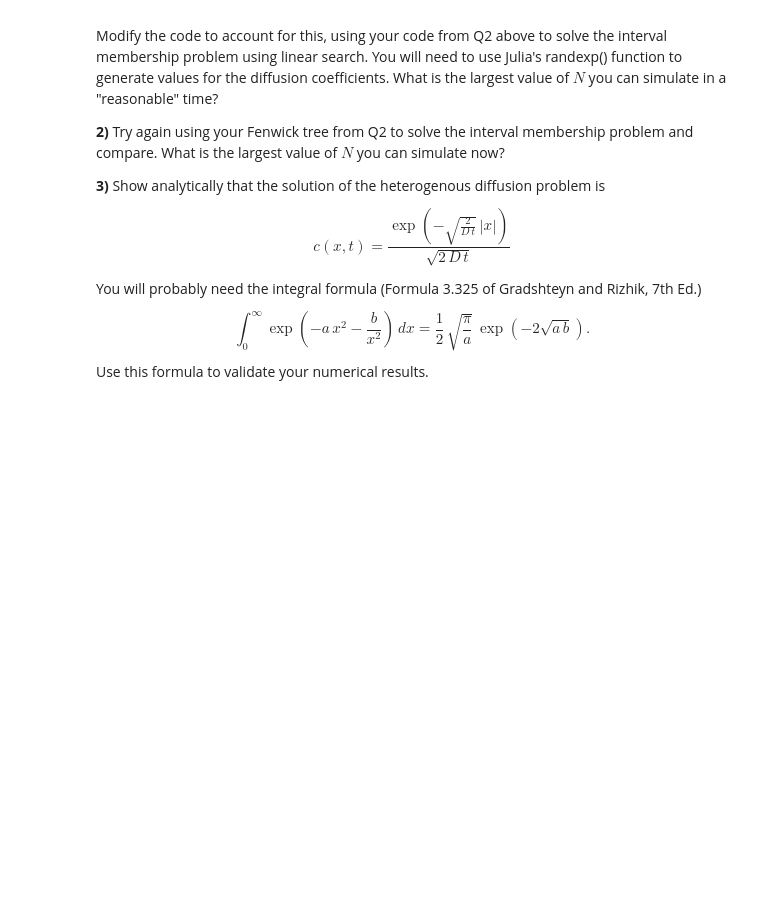
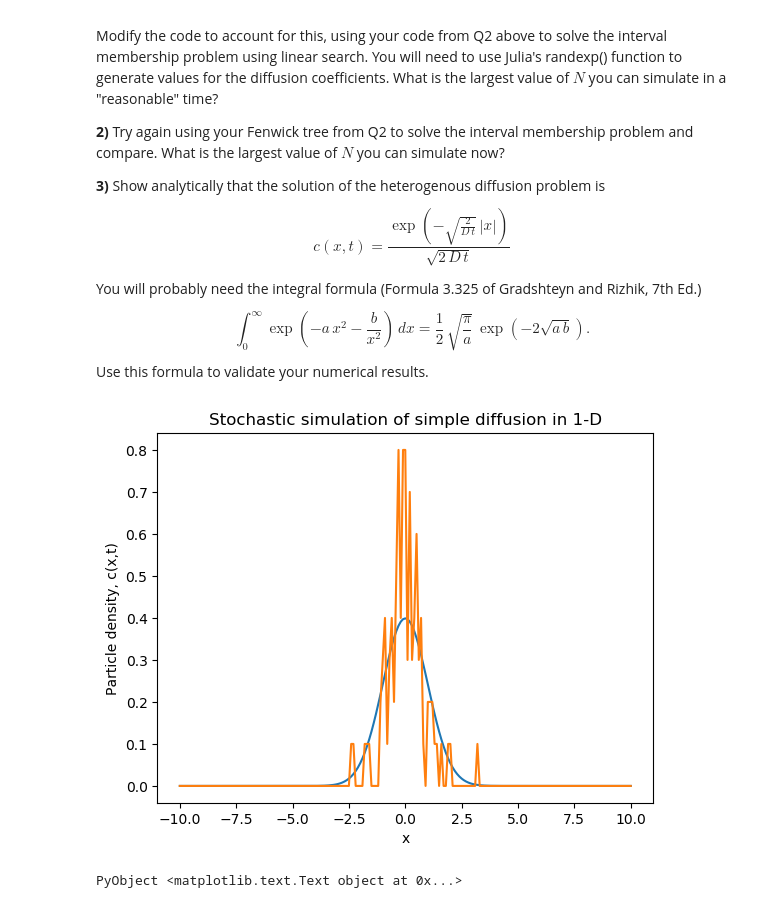
Before and after one commit to alchemist5617/Numerical-Methods, a Jupyter notebook: workbook2.ipynb, the cells around one changed output. Saved outputs shown, nothing was run; the diff lists cells and outputs as text; code cells hidden in the pictures; blank space fills up the shorter version.

```diff
--- a/workbook2.ipynb
+++ b/workbook2.ipynb
@@ -270,3 +396,68 @@ You will probably need the integral formula (Formula 3.325 of Gradshteyn and Riz
 
 $$ \int_0^\infty \exp\left(-a\,x^2 - \frac{b}{x^2} \right)\, dx =  \frac{1}{2}\,\sqrt{\frac{\pi}{a}}\,\exp\left(-2 \sqrt{a\,b} \right).$$
 Use this formula to validate your numerical results.
+# %%
+L=10.0
+N=100
+Nx = 201
+dx = 2.0*L/(Nx-1)
+X = dx.*(-(Nx-1)/2:(Nx-1)/2)
+Y =zeros(Int64,N)
+D = 1
+Dexp = randexp(N)
+Dexp = [Dexp; Dexp]
+t=0.0
+
+
+r = (Dexp./2.0)./(dx*dx)
+totalRate = sum(r)
+dt = 1.0/totalRate
+T=1.0
+
+x = zeros(2*N)
+values = Array{KVPair}(2*N)
+for i=1:2*N
+    for j=1:i
+        x[i]=x[i]+r[j]
+    end
+    values[i]=KVPair(i,x[i])
+end
+L = Nullable{LList}()
+L = buildLList(values)
+
+# This is the main loop
+while t < T
+    # Pick an event
+    ran = rand()*totalRate
+    k = intervalmembershipList(L, ran).key
+    if k<=N
+        hop = 1
+        particleId = k
+    else
+        hop = -1
+        particleId=k-N
+    end
+    Y[particleId]+=hop
+    t+=dt
+
+end
+
+# Calculate the estimated density of particles
+P =zeros(Float64,length(X))
+for i in 1:length(Y)
+    P[Y[i]+Int64((Nx-1)/2)+1]+=1/(N * dx)
+end
+
+# Calculate the theoretical density and compare
+function normal(x, D, t)
+    return (1.0/sqrt(2.0*pi*D*t))*exp(-x*x/(2*D*t))
+end
+P1 = normal.(X, D, T)
+plot(X, P1, label="Analytic solution of diffusion equation")
+plot(X, P, label="Numerical estimate of particle density")
+xlabel("x")
+ylabel("Particle density, c(x,t)")
+title("Stochastic simulation of simple diffusion in 1-D")
+# %% [output]
+[figure, added]
+PyObject <matplotlib.text.Text object at 0x...>
```
Also changed, not shown: parts of 24 cells of this notebook, 2 other files.
